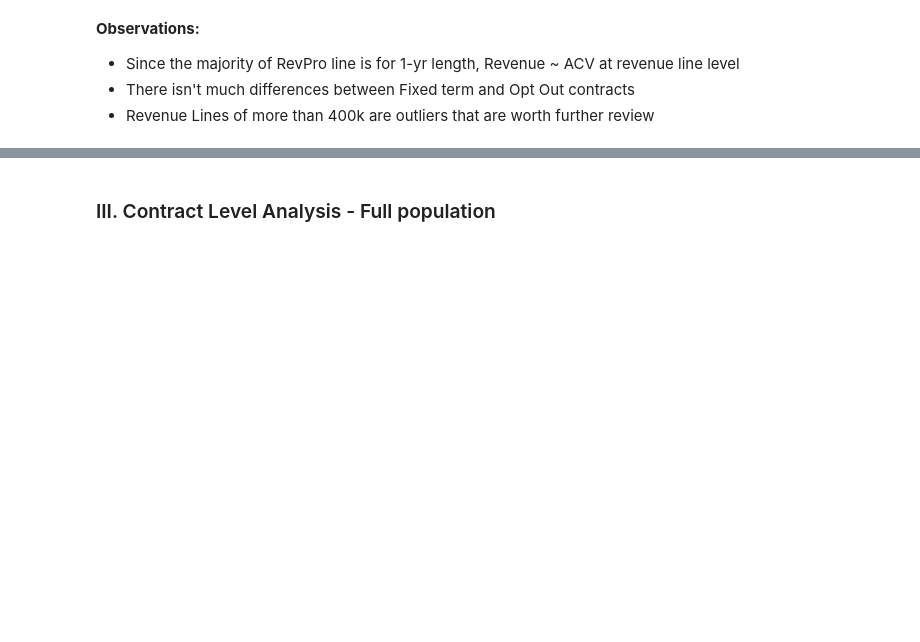
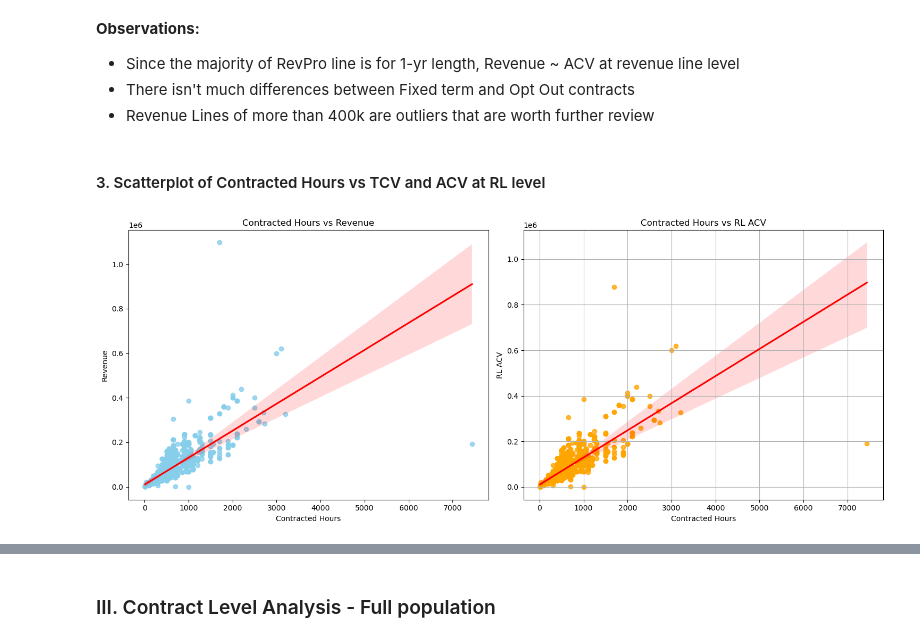
Before and after one commit to ExcellentBee/Analyze-Visualize-SaaS-Revenue-data, a Jupyter notebook: SaaS Top Line Analysis from Contract Data.ipynb, the cells around one changed output, grey strips where cells are left out. Drawn from its saved outputs; the diff is of its cells as text; code cells hidden in the pictures; blank space fills up the shorter version.

```diff
--- a/SaaS Top Line Analysis from Contract Data.ipynb
+++ b/SaaS Top Line Analysis from Contract Data.ipynb
@@ -343,3 +357,31 @@ plt.show()
 - Since the majority of RevPro line is for 1-yr length, Revenue ~ ACV at revenue line level
 - There isn't much differences between Fixed term and Opt Out contracts
 - Revenue Lines of more than 400k are outliers that are worth further review
+# %% [markdown]
+#### 3. Scatterplot of Contracted Hours vs TCV and ACV at RL level
+# %%
+# Create a figure with two subplots
+fig, (ax1, ax2) = plt.subplots(1, 2, figsize=(15, 6))
+
+# Scatter plot for Contracted Hours vs Revenue with regression line
+sns.regplot(x='Contracted Hours', y='Revenue', data=raw_data, ax=ax1,
+            scatter_kws={'color': 'skyblue'}, line_kws={'color': 'red'})
+ax1.set_xlabel('Contracted Hours')
+ax1.set_ylabel('Revenue')
+ax1.set_title('Contracted Hours vs Revenue')
+
+# Scatter plot for Contracted Hours vs ACV with regression line
+sns.regplot(x='Contracted Hours', y='RL ACV', data=raw_data, ax=ax2,
+            scatter_kws={'color': 'orange'}, line_kws={'color': 'red'})
+ax2.set_xlabel('Contracted Hours')
+ax2.set_ylabel('RL ACV')
+ax2.set_title('Contracted Hours vs RL ACV')
+plt.grid(True)
+
+# Adjust layout
+plt.tight_layout()
+
+# Show plot
+plt.show()
+# %% [output]
+[figure, added]
```
Also changed, not shown: parts of 30 cells of this notebook.
